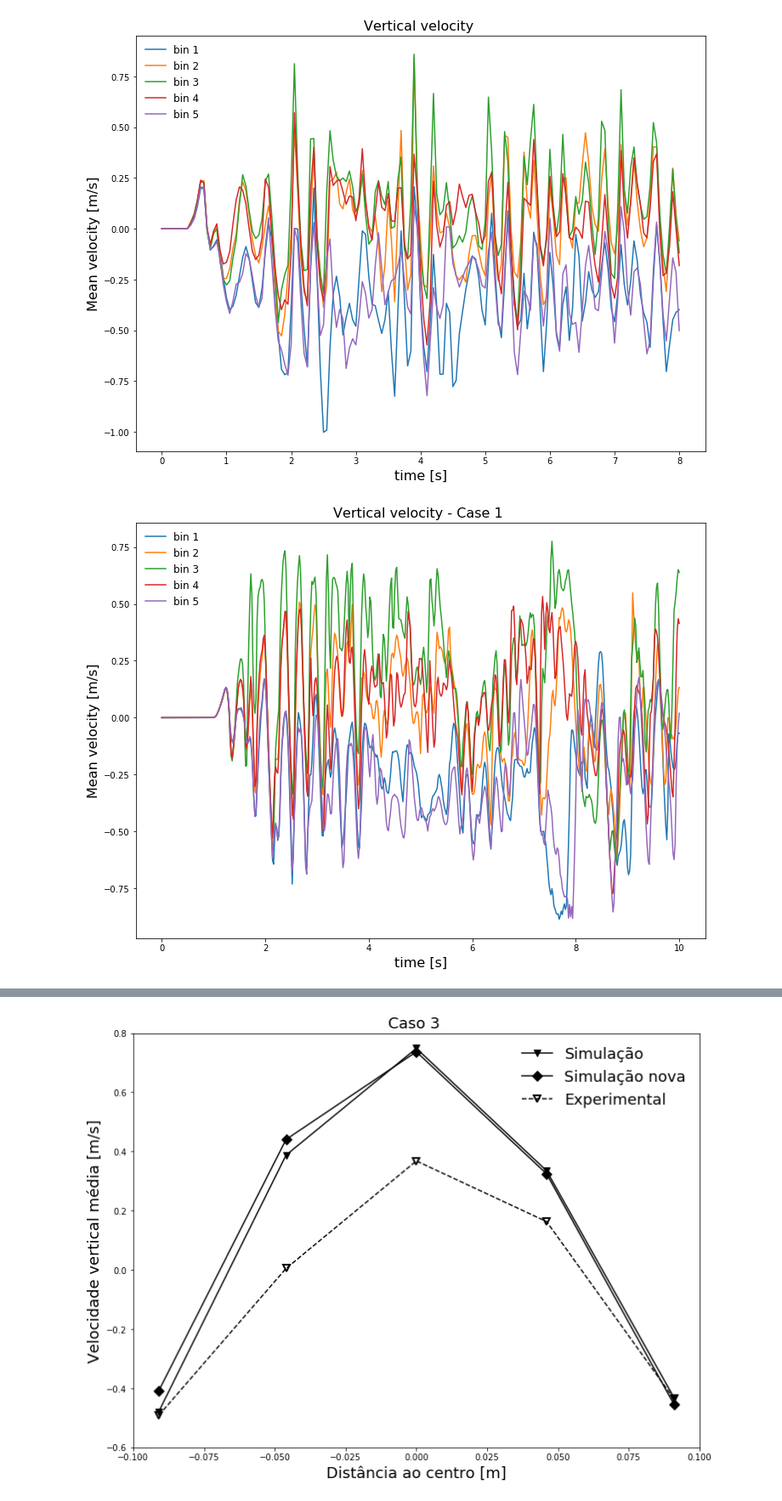
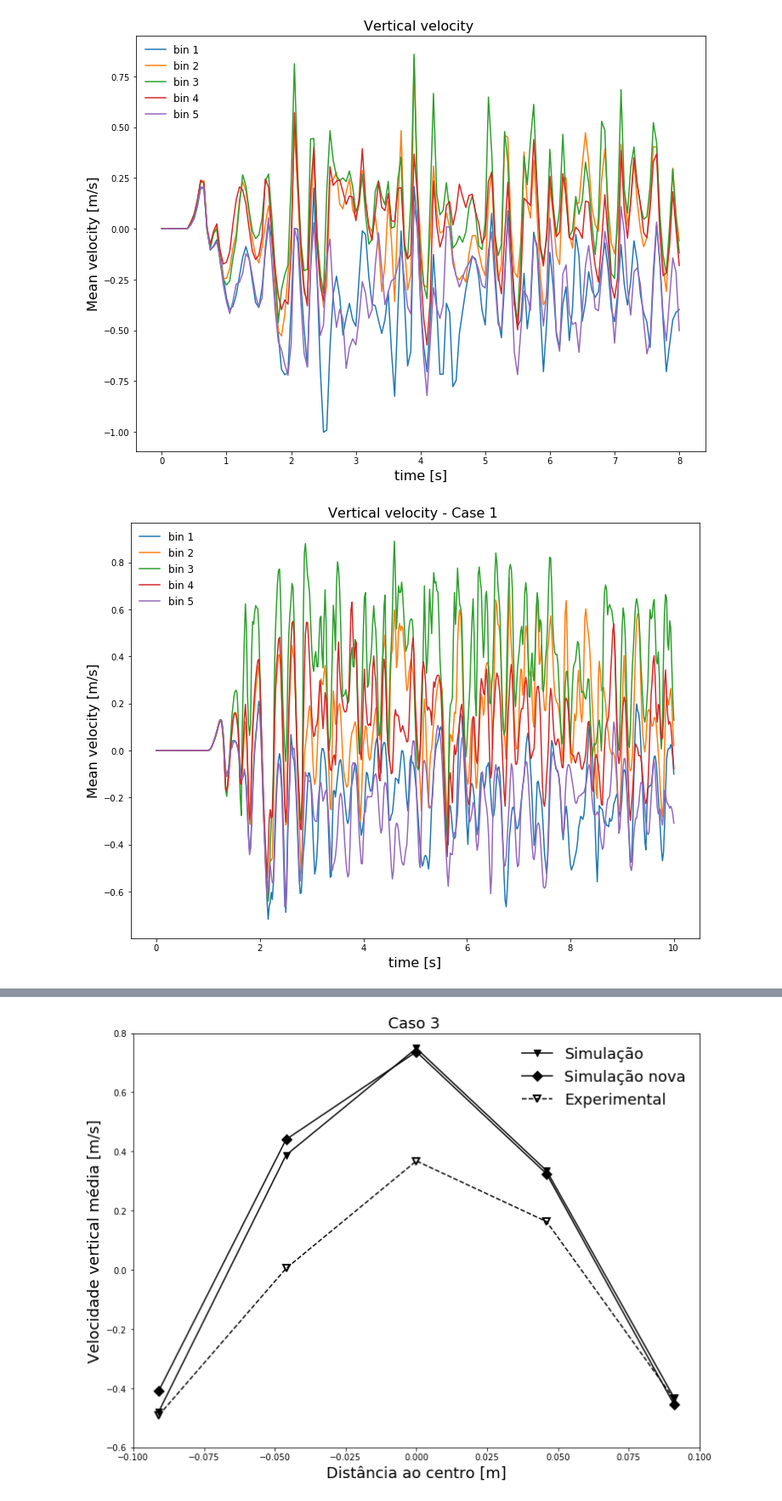
Before and after one commit to lucillalmeida/doutorado-validacoes, a Jupyter notebook: fluidized-bed/eulerian_velocity.ipynb, the cells around one changed output, grey strips where cells are left out. Shown at 85% size. Saved outputs shown, nothing was run; the diff lists cells and outputs as text; code cells hidden in the pictures.

```diff
--- a/fluidized-bed/eulerian_velocity.ipynb
+++ b/fluidized-bed/eulerian_velocity.ipynb
@@ -36,6 +36,10 @@ horizontal_data.close()
 
 vertical_data = open("netl-case1-no_distributor-vertical_velocity_alpha11.csv", 'r')
 time_v_alpha11, v_bin1_alpha11, v_bin2_alpha11, v_bin3_alpha11, v_bin4_alpha11, v_bin5_alpha11 = np.loadtxt(vertical_data, delimiter = ';', skiprows = 1, unpack = True)
+vertical_data.close()
+
+vertical_data = open("netl-case2-no_distributor-vertical_velocity_alpha12.csv", 'r')
+time_v_alpha12, v_bin1_alpha12, v_bin2_alpha12, v_bin3_alpha12, v_bin4_alpha12, v_bin5_alpha12 = np.loadtxt(vertical_data, delimiter = ',', skiprows = 1, unpack = True)
 vertical_data.close()
 
 horizontal_data = open("netl-case3-no-distributor-horizontal_velocity.csv", 'r')
@@ -98,42 +102,42 @@ plt.ylabel("Mean velocity [m/s]", fontsize = 16)
 plt.legend(fontsize = 12, frameon = False)
 plt.show()
 
-plt.plot(time_v_alpha11,  v_bin1_alpha11, linestyle = "-", marker = 'None', label = "bin 1")
-plt.plot(time_v_alpha11,  v_bin2_alpha11, linestyle = "-", marker = 'None', label = "bin 2")
-plt.plot(time_v_alpha11,  v_bin3_alpha11, linestyle = "-", marker = 'None', label = "bin 3")
-plt.plot(time_v_alpha11,  v_bin4_alpha11, linestyle = "-", marker = 'None', label = "bin 4")
-plt.plot(time_v_alpha11,  v_bin5_alpha11, linestyle = "-", marker = 'None', label = "bin 5")
+plt.plot(time_v_alpha12,  v_bin1_alpha12, linestyle = "-", marker = 'None', label = "bin 1")
+plt.plot(time_v_alpha12,  v_bin2_alpha12, linestyle = "-", marker = 'None', label = "bin 2")
+plt.plot(time_v_alpha12,  v_bin3_alpha12, linestyle = "-", marker = 'None', label = "bin 3")
+plt.plot(time_v_alpha12,  v_bin4_alpha12, linestyle = "-", marker = 'None', label = "bin 4")
+plt.plot(time_v_alpha12,  v_bin5_alpha12, linestyle = "-", marker = 'None', label = "bin 5")
 plt.title("Vertical velocity - Case 1 ", fontsize = 16)
 plt.xlabel("time [s]", fontsize = 16)
 plt.ylabel("Mean velocity [m/s]", fontsize = 16)
 plt.legend(fontsize = 12, frameon = False)
 plt.show()
 
 
 plt.plot(time_h,  h_bin1, linestyle = "-", marker = 'None', label = "bin 1")
 plt.plot(time_h,  h_bin2, linestyle = "-", marker = 'None', label = "bin 2")
 plt.plot(time_h,  h_bin3, linestyle = "-", marker = 'None', label = "bin 3")
 plt.plot(time_h,  h_bin4, linestyle = "-", marker = 'None', label = "bin 4")
 plt.plot(time_h,  h_bin5, linestyle = "-", marker = 'None', label = "bin 5")
 plt.title("Horizontal velocity ", fontsize = 16)
 plt.xlabel("time [s]", fontsize = 16)
 plt.ylabel("Mean velocity [m/s]", fontsize = 16)
 plt.legend(fontsize = 12, frameon = False)
 plt.show()
 
 plt.plot(time_h_alpha11,  h_bin1_alpha11, linestyle = "-", marker = 'None', label = "bin 1")
 plt.plot(time_h_alpha11,  h_bin2_alpha11, linestyle = "-", marker = 'None', label = "bin 2")
 plt.plot(time_h_alpha11,  h_bin3_alpha11, linestyle = "-", marker = 'None', label = "bin 3")
 plt.plot(time_h_alpha11,  h_bin4_alpha11, linestyle = "-", marker = 'None', label = "bin 4")
 plt.plot(time_h_alpha11,  h_bin5_alpha11, linestyle = "-", marker = 'None', label = "bin 5")
 plt.title("Horizontal velocity - Case 1 ", fontsize = 16)
 plt.xlabel("time [s]", fontsize = 16)
 plt.ylabel("Mean velocity [m/s]", fontsize = 16)
 plt.legend(fontsize = 12, frameon = False)
 plt.show()
 # %% [output]
 [figure]
-[figure, old version]
+[figure, new version]
 [figure]
 [figure]
 # %%
```
Also changed, not shown: parts of 3 cells of this notebook, 9 other files.
